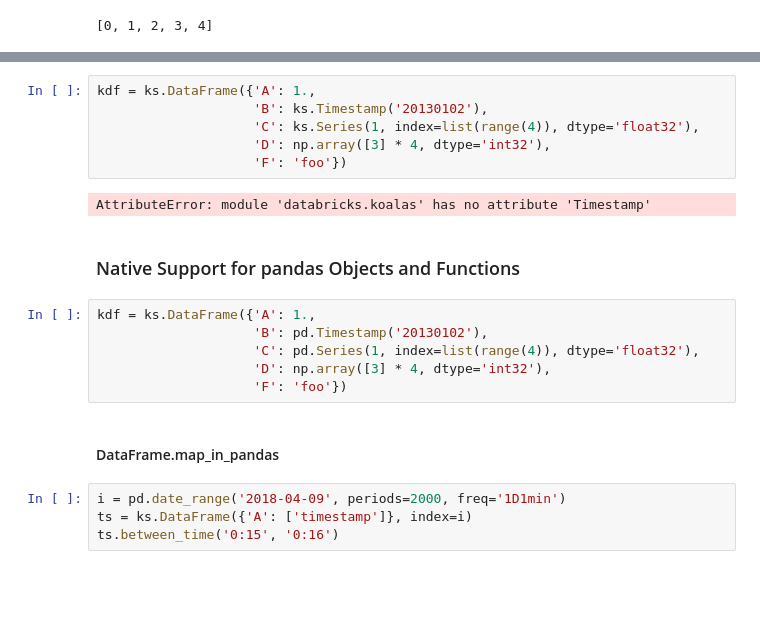
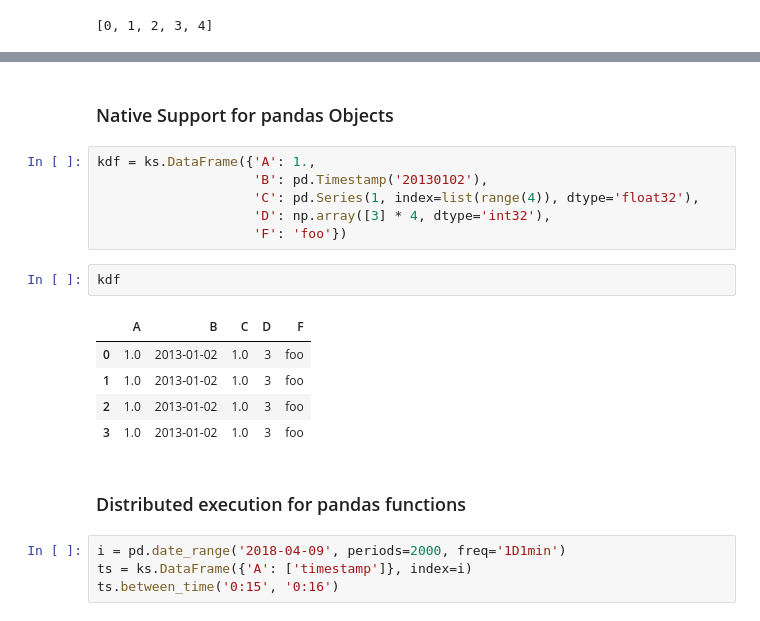
Before and after one commit to itholic/pandas_to_koalas_notebook, a Jupyter notebook: 10_min_pandas_to_koalas.ipynb, the cells around one changed output, grey strips where cells are left out. Drawn from its saved outputs; the diff is of its cells as text; blank space fills up the shorter version.

```diff
--- a/10_min_pandas_to_koalas.ipynb
+++ b/10_min_pandas_to_koalas.ipynb
@@ -381,21 +348,21 @@ Name: 0, dtype: float64
-# %%
-kdf = ks.DataFrame({'A': 1.,
-                    'B': ks.Timestamp('20130102'),
-                    'C': ks.Series(1, index=list(range(4)), dtype='float32'),
-                    'D': np.array([3] * 4, dtype='int32'),
-                    'F': 'foo'})
-# %% [output]
-AttributeError: module 'databricks.koalas' has no attribute 'Timestamp'
 # %% [markdown]
-### Native Support for pandas Objects and Functions
+### Native Support for pandas Objects
 # %%
 kdf = ks.DataFrame({'A': 1.,
                     'B': pd.Timestamp('20130102'),
                     'C': pd.Series(1, index=list(range(4)), dtype='float32'),
                     'D': np.array([3] * 4, dtype='int32'),
                     'F': 'foo'})
-# %% [markdown]
-#### DataFrame.map_in_pandas
+# %%
+kdf
+# %% [output]
+|  | A | B | C | D | F |
+| 0 | 1.0 | 2013-01-02 | 1.0 | 3 | foo |
+| 1 | 1.0 | 2013-01-02 | 1.0 | 3 | foo |
+| 2 | 1.0 | 2013-01-02 | 1.0 | 3 | foo |
+| 3 | 1.0 | 2013-01-02 | 1.0 | 3 | foo |
+# %% [markdown]
+### Distributed execution for pandas functions
 # %%
 i = pd.date_range('2018-04-09', periods=2000, freq='1D1min')
 ts = ks.DataFrame({'A': ['timestamp']}, index=i)
```
Also changed, not shown: parts of 50 cells of this notebook, 1 other file.
